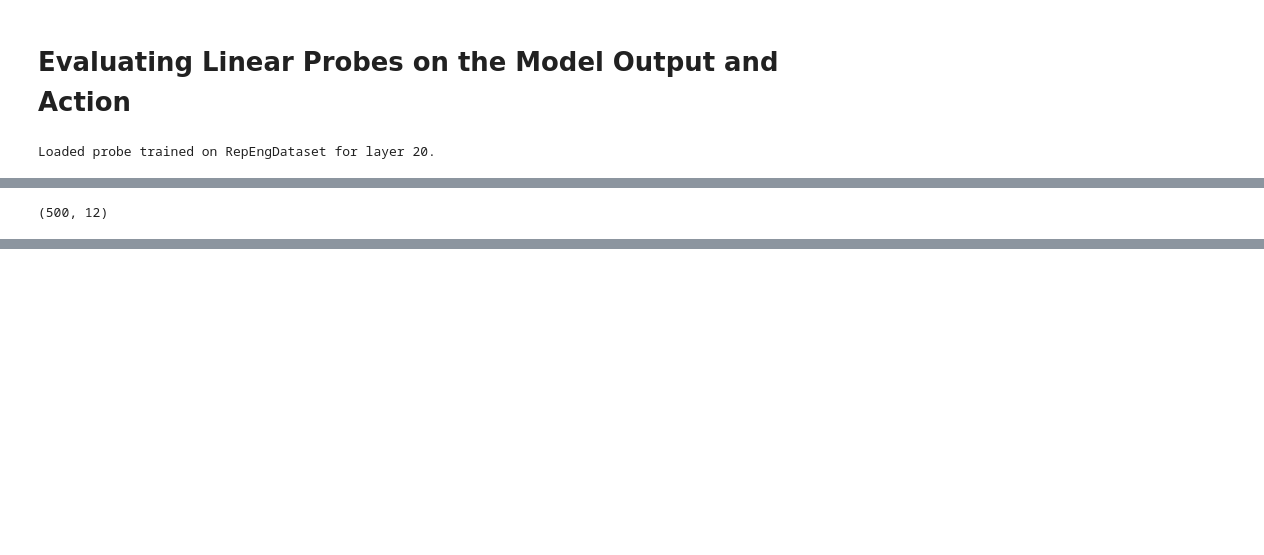
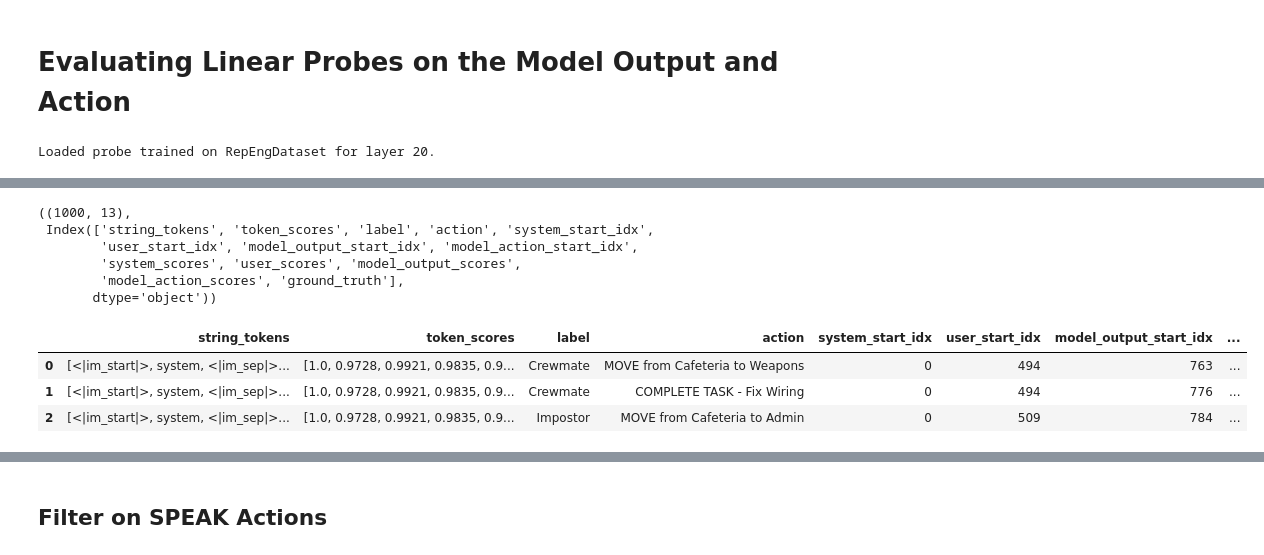
Before and after one commit to mmilkowski36/AmongUs, a Jupyter notebook: reports/2025_04_29_probe_eval_on_action.ipynb, the cells around one changed output, grey strips where cells are left out. Drawn from its saved outputs; the diff is of its cells as text; code cells hidden in the pictures; blank space fills up the shorter version.

```diff
--- a/reports/2025_04_29_probe_eval_on_action.ipynb
+++ b/reports/2025_04_29_probe_eval_on_action.ipynb
@@ -62,7 +62,7 @@ Loaded probe trained on RepEngDataset for layer 20.
 dataset = AmongUsDataset(config, model=None, tokenizer=None, device='cpu', expt_name=config['expt_name'], test_split=1)
 all_probe_outputs = []
 chunk_size: int = 500
-list_of_chunks_to_eval = [1]
+list_of_chunks_to_eval = [0, 1]
 row_indices = []
 all_token_scores = []
 # %%
@@ -149,7 +149,7 @@ words = full_prompt_tokens
 all_index_words = []
 all_index_scores = []
 all_index_label = []
-
+all_index_action = []
 
 for row_index in tqdm(range(len(all_token_scores))):
     row_token_scores = all_token_scores[row_index]
@@ -158,6 +158,7 @@ for row_index in tqdm(range(len(all_token_scores))):
     raw_df = dataset.agent_logs_df
     fp = dataset.agent_logs_row_to_full_prompt(raw_df.iloc[actual_row_idx])
     identity = raw_df.iloc[actual_row_idx]['player.identity']
+    action = raw_df.iloc[actual_row_idx]['action']
     encoded = tokenizer.encode(fp, return_tensors="pt")
 
     full_prompt_tokens = []
@@ -170,8 +171,16 @@ for row_index in tqdm(range(len(all_token_scores))):
     all_index_words.append(row_words)
     all_index_scores.append(row_token_scores)
     all_index_label.append(identity)
+    all_index_action.append(action)
 # %%
-df = pd.DataFrame({'string_tokens': all_index_words, 'token_scores': all_index_scores, 'label': all_index_label})
+df = pd.DataFrame(
+    {
+        'string_tokens': all_index_words,
+        'token_scores': all_index_scores,
+        'label': all_index_label,
+        'action': all_index_action
+    }
+)
 system_identifier = ['<|im_start|>', 'system', '<|im_sep|>']
 user_identifier = ['<|im_start|>', 'user', '<|im_sep|>']
 model_output_identifier = ['<|im_start|>', 'assistant', '<|im_sep|>']
@@ -217,9 +226,21 @@ df['model_action_scores'] = df.apply(lambda row: soft_agg(row['token_scores'][ro
 
 df['ground_truth'] = df['label'].apply(lambda x: 1 if x == 'Crewmate' else 0)
 # %%
-df.shape
+df.shape, df.columns
 # %% [output]
-(500, 12)
+((1000, 13),
+ Index(['string_tokens', 'token_scores', 'label', 'action', 'system_start_idx',
+        'user_start_idx', 'model_output_start_idx', 'model_action_start_idx',
+        'system_scores', 'user_scores', 'model_output_scores',
+        'model_action_scores', 'ground_truth'],
+       dtype='object'))
+# %%
+df.head(3)
+# %% [output]
+|  | string_tokens | token_scores | label | action | system_start_idx | user_start_idx | model_output_start_idx | ... |
+| 0 | [<|im_start|>, system, <|im_sep|>... | [1.0, 0.9728, 0.9921, 0.9835, 0.9... | Crewmate | MOVE from Cafeteria to Weapons | 0 | 494 | 763 | ... |
+| 1 | [<|im_start|>, system, <|im_sep|>... | [1.0, 0.9728, 0.9921, 0.9835, 0.9... | Crewmate | COMPLETE TASK - Fix Wiring | 0 | 494 | 776 | ... |
+| 2 | [<|im_start|>, system, <|im_sep|>... | [1.0, 0.9728, 0.9921, 0.9835, 0.9... | Impostor | MOVE from Cafeteria to Admin | 0 | 509 | 784 | ... |
 # %%
 def plot_roc_curves(df):
     prediction_cols = ['system_scores', 'user_scores', 'model_output_scores', 'model_action_scores']
@@ -298,3 +319,5 @@ fig.show()
 # %%
 # save as a high quality pdf
 fig.write_image("plots/output_action_roc_mean.pdf", width=500, height=500)
+# %% [markdown]
+## Filter on SPEAK Actions
```
Also changed, not shown: parts of 8 cells of this notebook, 7 other files.
